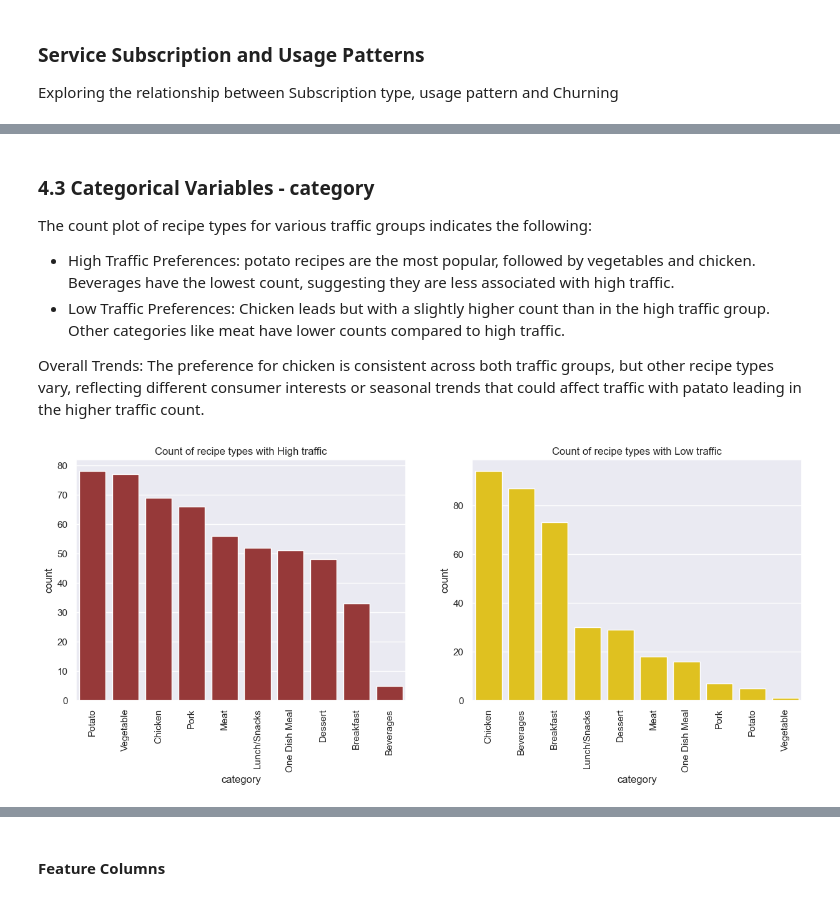
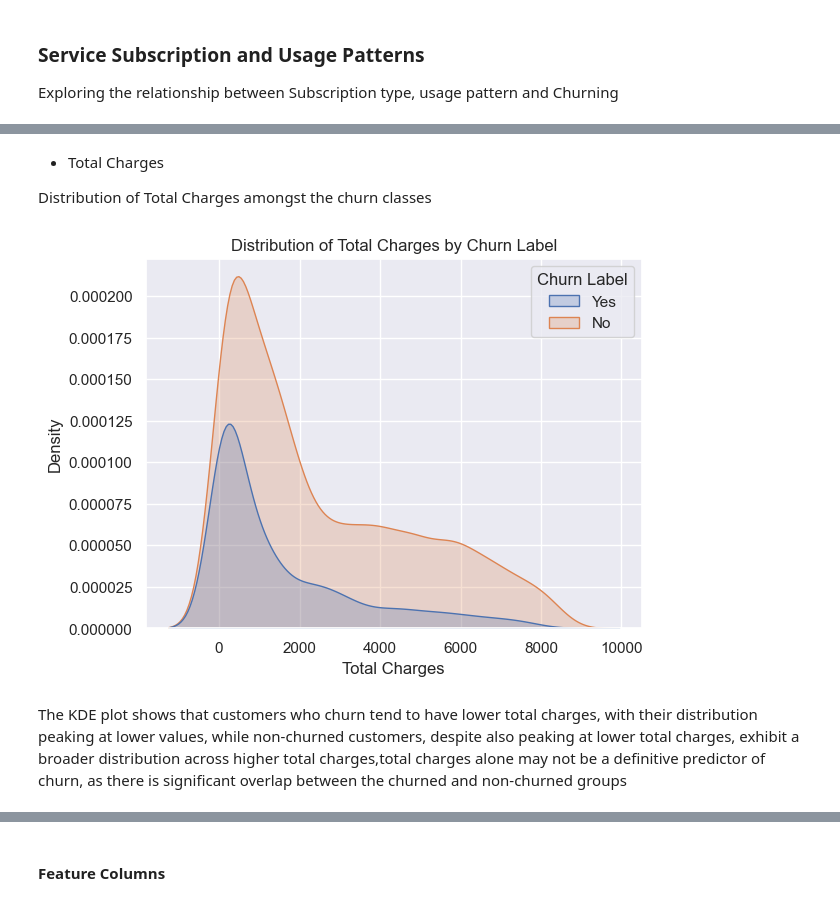
Before and after one commit to SaliuA/Customer_churn_prediction, a Jupyter notebook: notebook .ipynb, the cells around one changed output, grey strips where cells are left out. Saved outputs shown, nothing was run; the diff lists cells and outputs as text; code cells hidden in the pictures.

```diff
--- a/notebook .ipynb
+++ b/notebook .ipynb
@@ -554,21 +545,15 @@ plt.show()
-# %% [markdown]
-### 4.3 Categorical Variables - category
-
-The count plot of recipe types for various traffic groups indicates the following:
-
-- High Traffic Preferences: potato recipes are the most popular, followed by vegetables and chicken. Beverages have the lowest count, suggesting they are less associated with high traffic.
-- Low Traffic Preferences: Chicken leads but with a slightly higher count than in the high traffic group. Other categories like meat have lower counts compared to high traffic.
-
-Overall Trends: The preference for chicken is consistent across both traffic groups, but other recipe types vary, reflecting different consumer interests or seasonal trends that could affect traffic with patato leading in the higher traffic count.
-# %%
-#comparing recipe type with high and low traffic
-fig, axes = plt.subplots(1,2,figsize=(15,5))
-df_high= df[df["high_traffic"]=='High']
-df_low= df[df["high_traffic"]=='Low']
-sns.countplot(x=df_high['category'],ax=axes[0],color='brown',order=df_high['category'].value_counts(ascending=False).index).set(title='Count of recipe types with High traffic')
-sns.countplot(x=df_low['category'],ax=axes[1],color='gold',order=df_low['category'].value_counts(ascending=False).index).set(title='Count of recipe types with Low traffic')
-axes[0].tick_params(axis='x', labelrotation=90)
-axes[1].tick_params(axis='x', labelrotation=90)
-plt.show()
-# %% [output]
-[figure, removed]
+# %% [markdown]
+- Total Charges
+
+Distribution of Total Charges amongst the churn classes
+# %%
+# Plot distribution of 'Total Charges' with 'Churn Label' as hue
+sns.kdeplot(df, x='Total Charges', hue='Churn Label',fill=True)
+plt.title('Distribution of Total Charges by Churn Label')
+plt.xlabel('Total Charges')
+plt.ylabel('Density')
+plt.show()
+printmd('The KDE plot shows that customers who churn tend to have lower total charges, with their distribution peaking at lower values, while non-churned customers, despite also peaking at lower total charges, exhibit a broader distribution across higher total charges,total charges alone may not be a definitive predictor of churn, as there is significant overlap between the churned and non-churned groups')
+# %% [output]
+[figure, added]
+The KDE plot shows that customers who churn tend to have lower total charges, with their distribution peaking at lower values, while non-churned customers, despite also peaking at lower total charges, exhibit a broader distribution across higher total charges,total charges alone may not be a definitive predictor of churn, as there is significant overlap between the churned and non-churned groups
```
Also changed, not shown: parts of 42 cells of this notebook, 1 other file.
